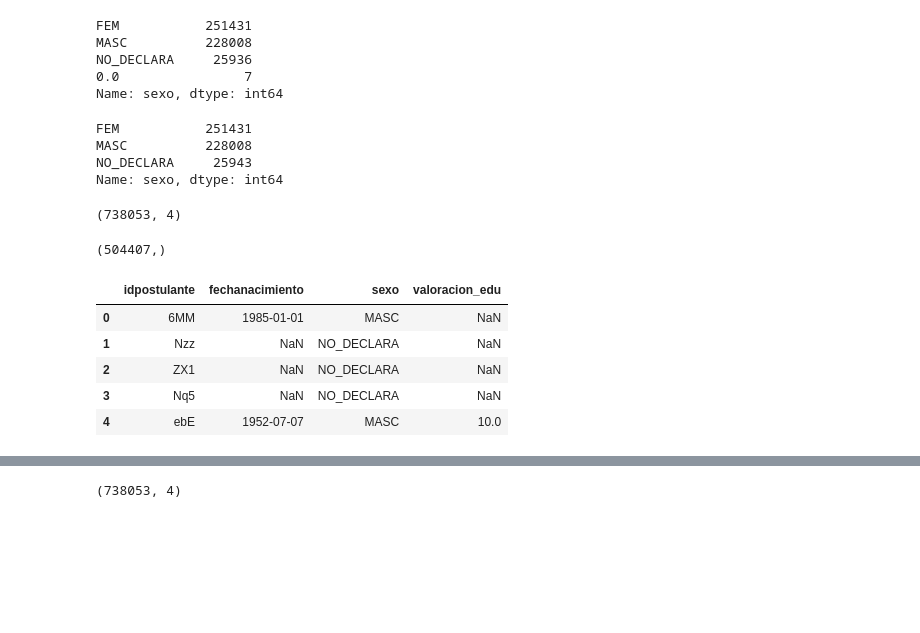
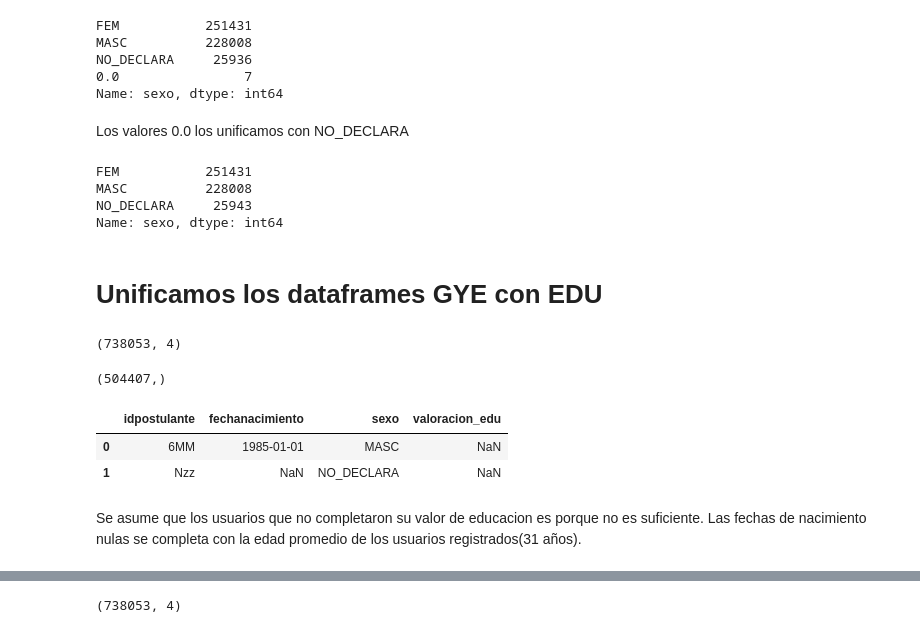
Before and after one commit to Andivisciglio/TP2-OrganizacionDeDatos-Grupo28, a Jupyter notebook: TP2-Andi.ipynb, the cells around one changed output, grey strips where cells are left out. Cells and saved outputs as stored; diff of their text form; code cells hidden in the pictures; blank space fills up the shorter version.

```diff
--- a/TP2-Andi.ipynb
+++ b/TP2-Andi.ipynb
@@ -198,6 +196,8 @@ MASC          228008
 NO_DECLARA     25936
 0.0                7
 Name: sexo, dtype: int64
+# %% [markdown]
+Los valores 0.0 los unificamos con NO_DECLARA
 # %%
 def setCategory(c):
     if c == '0.0':
@@ -212,4 +212,6 @@ FEM           251431
 MASC          228008
 NO_DECLARA     25943
 Name: sexo, dtype: int64
+# %% [markdown]
+# Unificamos los dataframes GYE con EDU
 # %%
@@ -223,12 +225,12 @@ postulantes_filtrados_df['idpostulante'].unique().shape
 (738053, 4)
 (504407,)
 # %%
-postulantes_filtrados_df.head()
+postulantes_filtrados_df.head(2)
 # %% [output]
 |  | idpostulante | fechanacimiento | sexo | valoracion_edu |
 | 0 | 6MM | 1985-01-01 | MASC | NaN |
 | 1 | Nzz | NaN | NO_DECLARA | NaN |
-| 2 | ZX1 | NaN | NO_DECLARA | NaN |
-| 3 | Nq5 | NaN | NO_DECLARA | NaN |
-| 4 | ebE | 1952-07-07 | MASC | 10.0 |
+# %% [markdown]
+Se asume que los usuarios que no completaron su valor de educacion es porque no es suficiente.
+Las fechas de nacimiento nulas se completa con la edad promedio de los usuarios registrados(31 años).
 # %%
```
Also changed, not shown: parts of 89 cells of this notebook, 2 other files.
